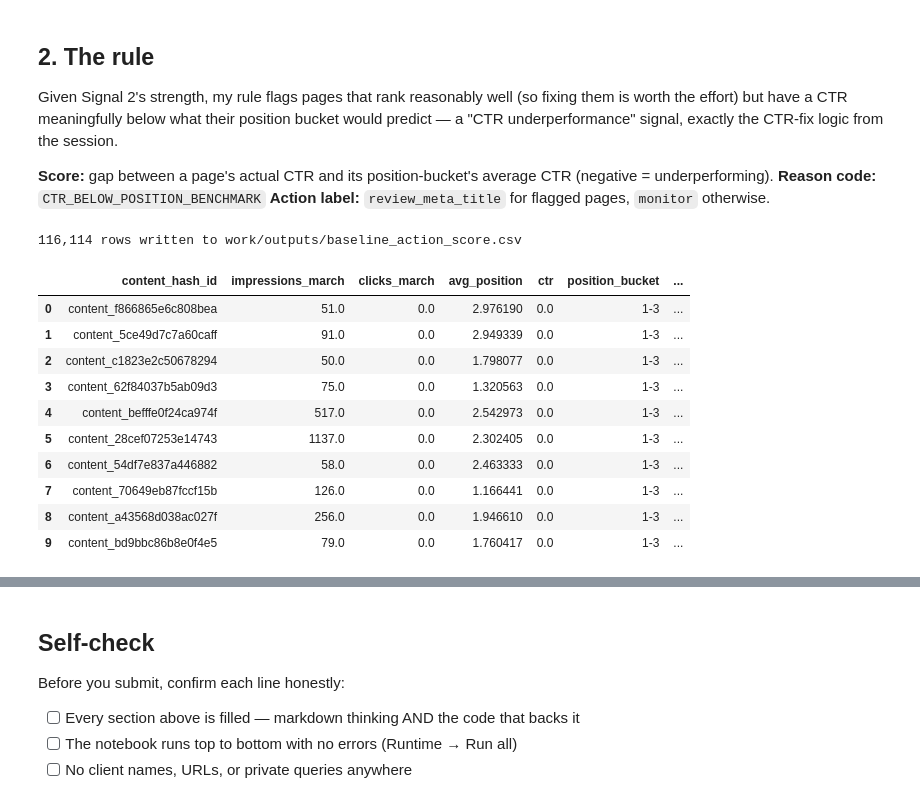
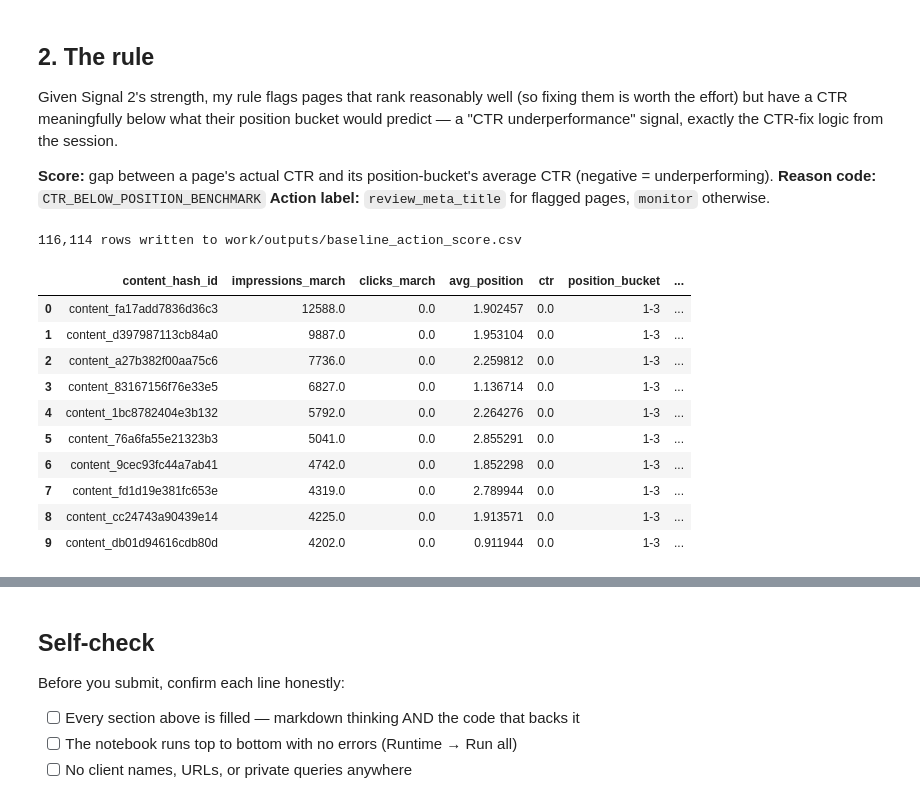
Before and after one commit to shahzaib-Ali59/flyrank-ml-internship, a Jupyter notebook: work/notebooks/w04_baseline_score.ipynb, the cells around one changed output, grey strips where cells are left out. Drawn from its saved outputs; the diff is of its cells as text; code cells hidden in the pictures.

```diff
--- a/work/notebooks/w04_baseline_score.ipynb
+++ b/work/notebooks/w04_baseline_score.ipynb
@@ -182,44 +182,44 @@ scored = con.sql(f"""
                CAST(clicks_march AS DOUBLE) / impressions_march AS ctr,
                CASE
                    WHEN avg_position <= 3 THEN '1-3'
                    WHEN avg_position <= 10 THEN '4-10'
                    WHEN avg_position <= 20 THEN '11-20'
                    ELSE '20+'
                END AS position_bucket
         FROM content_march
     ),
     bucket_avg AS (
         SELECT position_bucket, AVG(ctr) AS bucket_avg_ctr
         FROM with_ctr GROUP BY 1
     )
     SELECT w.content_hash_id, w.impressions_march, w.clicks_march, w.avg_position,
            w.ctr, w.position_bucket, b.bucket_avg_ctr,
            w.ctr - b.bucket_avg_ctr AS action_score,
            'CTR_BELOW_POSITION_BENCHMARK' AS reason_code,
            CASE WHEN w.ctr < b.bucket_avg_ctr THEN 'review_meta_title' ELSE 'monitor' END AS action
     FROM with_ctr w
     JOIN bucket_avg b ON w.position_bucket = b.position_bucket
-    ORDER BY action_score ASC
+    ORDER BY action_score ASC, impressions_march DESC
 """).df()
 
 import os
 os.makedirs('work/outputs', exist_ok=True)
 scored.to_csv('work/outputs/baseline_action_score.csv', index=False)
 print(f"{len(scored):,} rows written to work/outputs/baseline_action_score.csv")
 scored.head(10)
 # %% [output]
 116,114 rows written to work/outputs/baseline_action_score.csv
 |  | content_hash_id | impressions_march | clicks_march | avg_position | ctr | position_bucket | ... |
-| 0 | content_f866865e6c808bea | 51.0 | 0.0 | 2.976190 | 0.0 | 1-3 | ... |
-| 1 | content_5ce49d7c7a60caff | 91.0 | 0.0 | 2.949339 | 0.0 | 1-3 | ... |
-| 2 | content_c1823e2c50678294 | 50.0 | 0.0 | 1.798077 | 0.0 | 1-3 | ... |
-| 3 | content_62f84037b5ab09d3 | 75.0 | 0.0 | 1.320563 | 0.0 | 1-3 | ... |
-| 4 | content_befffe0f24ca974f | 517.0 | 0.0 | 2.542973 | 0.0 | 1-3 | ... |
-| 5 | content_28cef07253e14743 | 1137.0 | 0.0 | 2.302405 | 0.0 | 1-3 | ... |
-| 6 | content_54df7e837a446882 | 58.0 | 0.0 | 2.463333 | 0.0 | 1-3 | ... |
-| 7 | content_70649eb87fccf15b | 126.0 | 0.0 | 1.166441 | 0.0 | 1-3 | ... |
-| 8 | content_a43568d038ac027f | 256.0 | 0.0 | 1.946610 | 0.0 | 1-3 | ... |
-| 9 | content_bd9bbc86b8e0f4e5 | 79.0 | 0.0 | 1.760417 | 0.0 | 1-3 | ... |
+| 0 | content_fa17add7836d36c3 | 12588.0 | 0.0 | 1.902457 | 0.0 | 1-3 | ... |
+| 1 | content_d397987113cb84a0 | 9887.0 | 0.0 | 1.953104 | 0.0 | 1-3 | ... |
+| 2 | content_a27b382f00aa75c6 | 7736.0 | 0.0 | 2.259812 | 0.0 | 1-3 | ... |
+| 3 | content_83167156f76e33e5 | 6827.0 | 0.0 | 1.136714 | 0.0 | 1-3 | ... |
+| 4 | content_1bc8782404e3b132 | 5792.0 | 0.0 | 2.264276 | 0.0 | 1-3 | ... |
+| 5 | content_76a6fa55e21323b3 | 5041.0 | 0.0 | 2.855291 | 0.0 | 1-3 | ... |
+| 6 | content_9cec93fc44a7ab41 | 4742.0 | 0.0 | 1.852298 | 0.0 | 1-3 | ... |
+| 7 | content_fd1d19e381fc653e | 4319.0 | 0.0 | 2.789944 | 0.0 | 1-3 | ... |
+| 8 | content_cc24743a90439e14 | 4225.0 | 0.0 | 1.913571 | 0.0 | 1-3 | ... |
+| 9 | content_db01d94616cdb80d | 4202.0 | 0.0 | 0.911944 | 0.0 | 1-3 | ... |
 # %% [markdown]
 ## 3. Top-10 review
 
```
Also changed, not shown: parts of 2 cells of this notebook.
